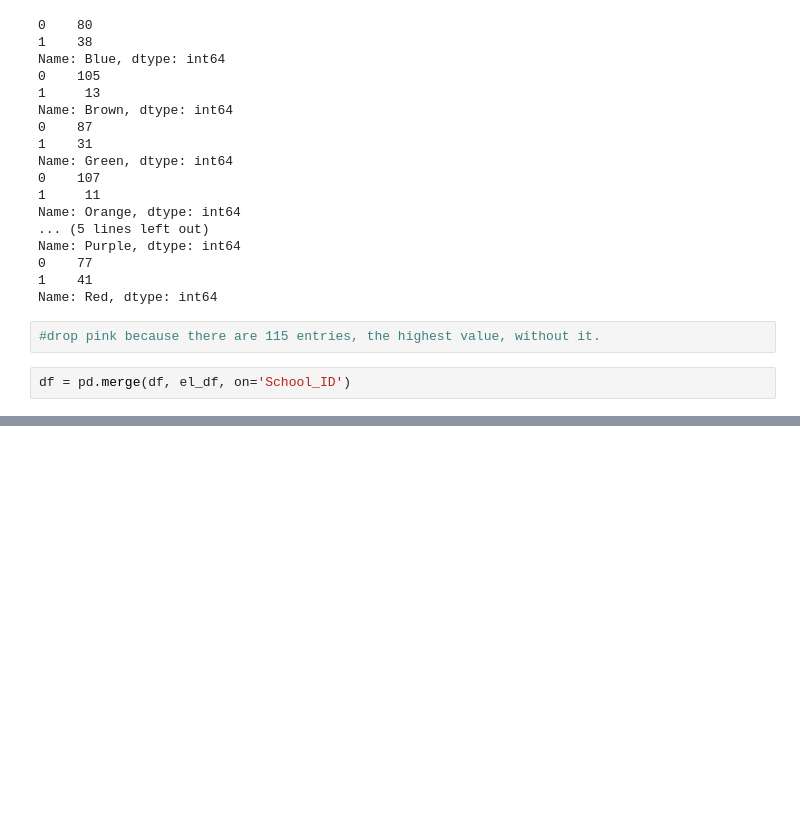
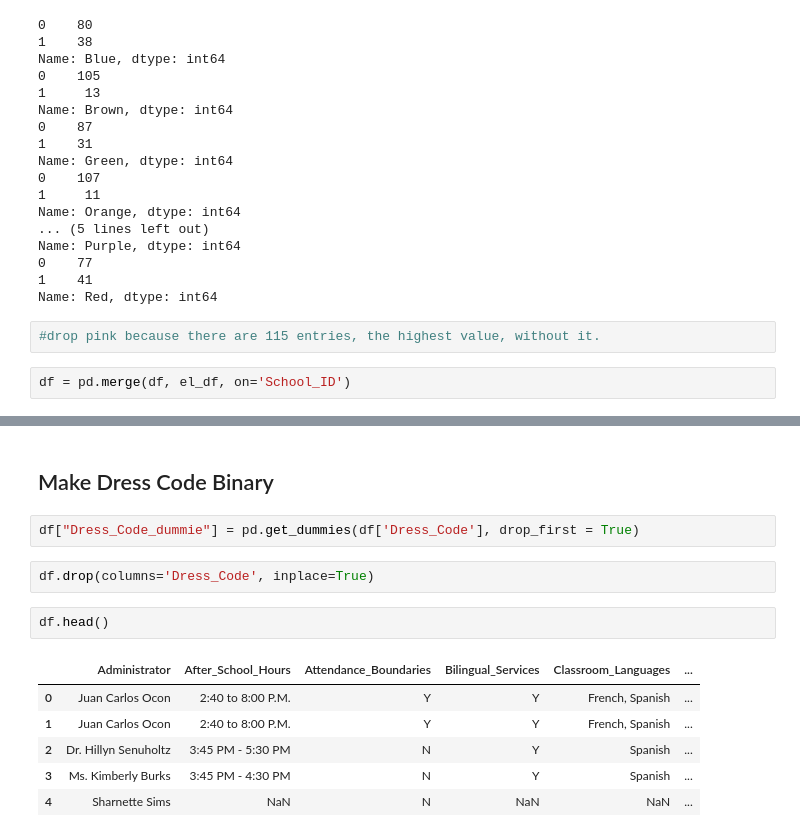
Before and after one commit to j-max/CPS_GradRate_Analysis, a Jupyter notebook: 02_CombinePickleandCVS.ipynb, the cells around one changed output, grey strips where cells are left out. Drawn from its saved outputs; the diff is of its cells as text; blank space fills up the shorter version.

```diff
--- a/02_CombinePickleandCVS.ipynb
+++ b/02_CombinePickleandCVS.ipynb
@@ -368,0 +401,15 @@ memory usage: 77.4+ KB
+# %% [markdown]
+## Make Dress Code Binary
+# %%
+df["Dress_Code_dummie"] = pd.get_dummies(df['Dress_Code'], drop_first = True)
+# %%
+df.drop(columns='Dress_Code', inplace=True)
+# %%
+df.head()
+# %% [output]
+|  | Administrator | After_School_Hours | Attendance_Boundaries | Bilingual_Services | Classroom_Languages | ... |
+| 0 | Juan Carlos Ocon | 2:40 to 8:00 P.M. | Y | Y | French, Spanish | ... |
+| 1 | Juan Carlos Ocon | 2:40 to 8:00 P.M. | Y | Y | French, Spanish | ... |
+| 2 | Dr. Hillyn Senuholtz | 3:45 PM - 5:30 PM | N | Y | Spanish | ... |
+| 3 | Ms. Kimberly Burks | 3:45 PM - 4:30 PM | N | Y | Spanish | ... |
+| 4 | Sharnette Sims | NaN | N | NaN | NaN | ... |
```
Also changed, not shown: parts of 13 cells of this notebook.
